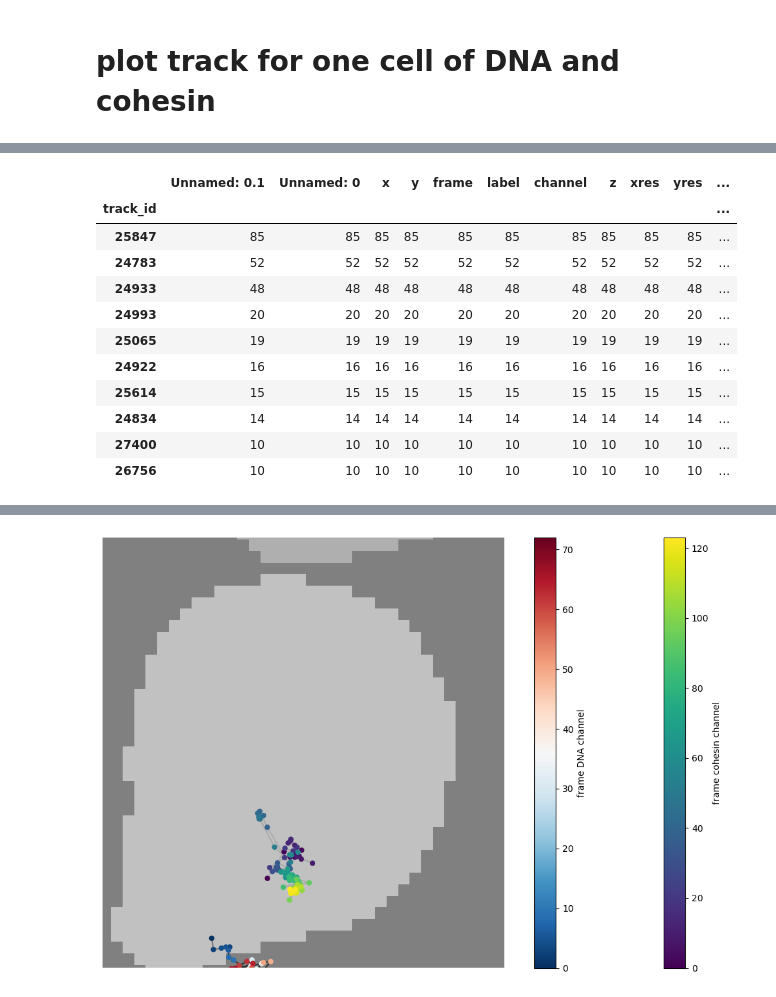
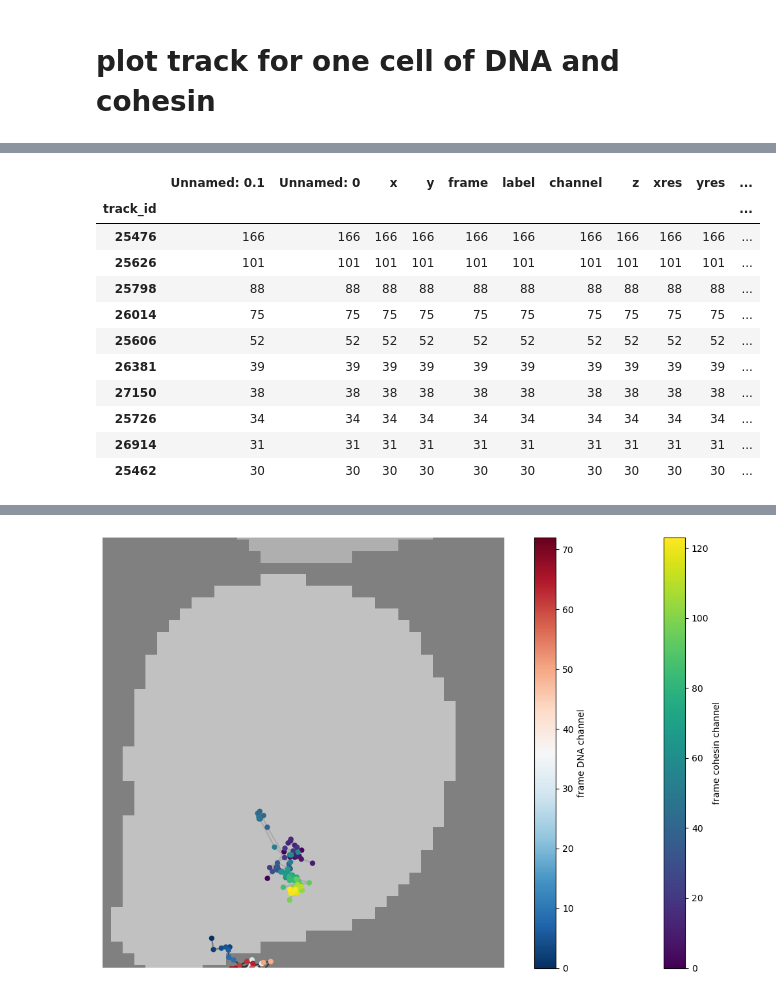
Before and after one commit to fmi-basel/ggiorget-spt-analysis, a Jupyter notebook: analyze_results.ipynb, the cells around one changed output, grey strips where cells are left out. Drawn from its saved outputs; the diff is of its cells as text; code cells hidden in the pictures.

```diff
--- a/analyze_results.ipynb
+++ b/analyze_results.ipynb
@@ -578,15 +734,15 @@ df_track[df_track.track_id == 25847]
 # %%
-df_track[(df_track.label == 18)&(df_track.channel == 'w2')].groupby('track_id').count().sort_values('x',ascending=False).head(10)
+df_track[(df_track.label == 7)&(df_track.channel == 'w2')].groupby('track_id').count().sort_values('x',ascending=False).head(10)
 # %% [output]
 |  | Unnamed: 0.1 | Unnamed: 0 | x | y | frame | label | channel | z | xres | yres | ... |
 | track_id |  |  |  |  |  |  |  |  |  |  | ... |
-| 25847 | 85 | 85 | 85 | 85 | 85 | 85 | 85 | 85 | 85 | 85 | ... |
-| 24783 | 52 | 52 | 52 | 52 | 52 | 52 | 52 | 52 | 52 | 52 | ... |
-| 24933 | 48 | 48 | 48 | 48 | 48 | 48 | 48 | 48 | 48 | 48 | ... |
-| 24993 | 20 | 20 | 20 | 20 | 20 | 20 | 20 | 20 | 20 | 20 | ... |
-| 25065 | 19 | 19 | 19 | 19 | 19 | 19 | 19 | 19 | 19 | 19 | ... |
-| 24922 | 16 | 16 | 16 | 16 | 16 | 16 | 16 | 16 | 16 | 16 | ... |
-| 25614 | 15 | 15 | 15 | 15 | 15 | 15 | 15 | 15 | 15 | 15 | ... |
-| 24834 | 14 | 14 | 14 | 14 | 14 | 14 | 14 | 14 | 14 | 14 | ... |
-| 27400 | 10 | 10 | 10 | 10 | 10 | 10 | 10 | 10 | 10 | 10 | ... |
-| 26756 | 10 | 10 | 10 | 10 | 10 | 10 | 10 | 10 | 10 | 10 | ... |
+| 25476 | 166 | 166 | 166 | 166 | 166 | 166 | 166 | 166 | 166 | 166 | ... |
+| 25626 | 101 | 101 | 101 | 101 | 101 | 101 | 101 | 101 | 101 | 101 | ... |
+| 25798 | 88 | 88 | 88 | 88 | 88 | 88 | 88 | 88 | 88 | 88 | ... |
+| 26014 | 75 | 75 | 75 | 75 | 75 | 75 | 75 | 75 | 75 | 75 | ... |
+| 25606 | 52 | 52 | 52 | 52 | 52 | 52 | 52 | 52 | 52 | 52 | ... |
+| 26381 | 39 | 39 | 39 | 39 | 39 | 39 | 39 | 39 | 39 | 39 | ... |
+| 27150 | 38 | 38 | 38 | 38 | 38 | 38 | 38 | 38 | 38 | 38 | ... |
+| 25726 | 34 | 34 | 34 | 34 | 34 | 34 | 34 | 34 | 34 | 34 | ... |
+| 26914 | 31 | 31 | 31 | 31 | 31 | 31 | 31 | 31 | 31 | 31 | ... |
+| 25462 | 30 | 30 | 30 | 30 | 30 | 30 | 30 | 30 | 30 | 30 | ... |
```
Also changed, not shown: parts of 58 cells of this notebook, 1 other file.
